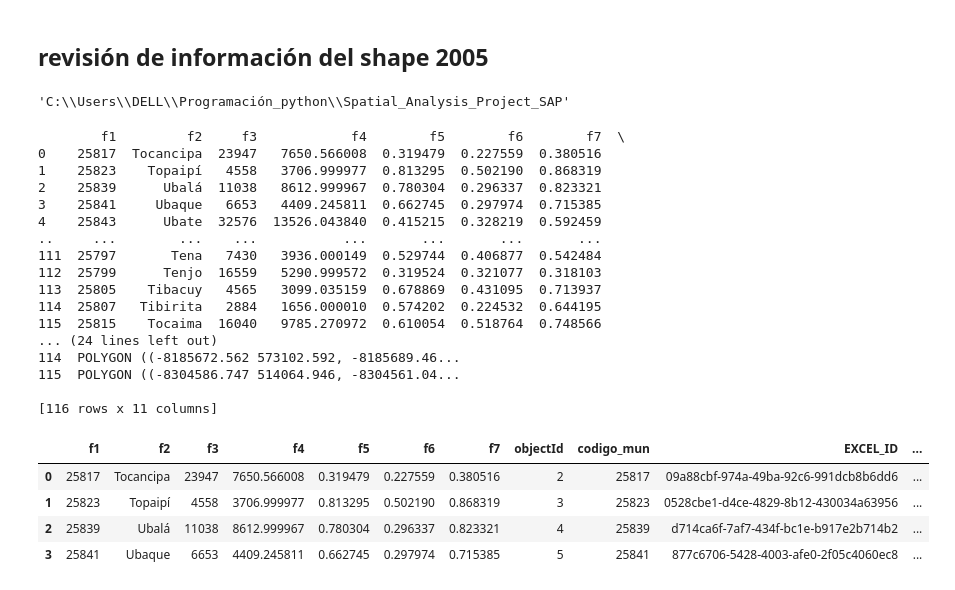
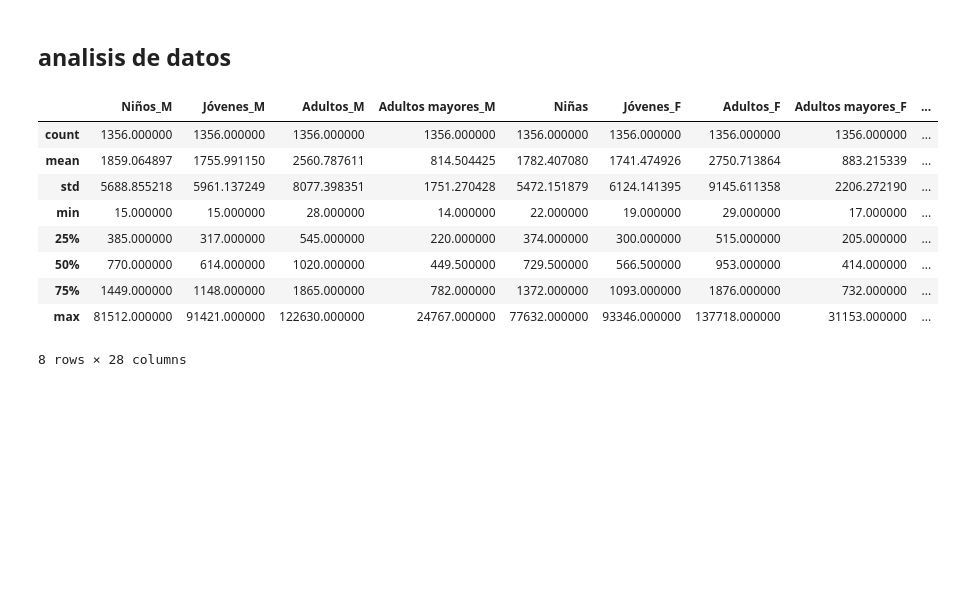
Before and after one commit to Alexdrt109/Spatial-analysis-project, a Jupyter notebook: Untitled1.ipynb, the cells around one changed output. Cells and saved outputs as stored; diff of their text form; code cells hidden in the pictures; blank space fills up the shorter version.

```diff
--- a/Untitled1.ipynb
+++ b/Untitled1.ipynb
@@ -1,49 +1,29 @@
 # %% [markdown]
-## revisión de información del shape 2005
+## analisis de datos
 # %%
-import os
-
-# Obtén la ruta del directorio de trabajo actual
-directory = os.getcwd()
-
-# Imprime la ruta del directorio de trabajo actual
-directory
+import pandas as pd
-# %% [output]
-'C:\\Users\\DELL\\Programación_python\\Spatial_Analysis_Project_SAP'
 # %%
-import geopandas as gpd
-
-# Reemplaza 'ruta/al/shapefile.shp' con la ruta a tu archivo shapefile
-shapefile_path = 'IPM_2005_en_Cundinamarca_en_Cundinamarca.shp'
-
-# Lee el shapefile con geopandas
-gdf = gpd.read_file(shapefile_path)
-
-# Muestra el contenido del shapefile
-print(gdf)
+# Cargar el archivo CSV y almacenarlo en un DataFrame
+poblacion_cun = pd.read_csv('poblacion_bogota_cundinamarca.csv', dtype={'MPIO': str, 'AÑO': str, 'DP': str})
+ipm = pd.read_csv('ipm_bogota_cundinamarca.csv', dtype={'cod_mpio': str, 'Año': str, 'dp': str})
+distancia = pd.read_csv('distancia_mpio_bgta.csv', dtype={"cod_mpio": str})
-# %% [output]
-        f1         f2     f3            f4        f5        f6        f7  \
-0    25817  Tocancipa  23947   7650.566008  0.319479  0.227559  0.380516
-1    25823    Topaipí   4558   3706.999977  0.813295  0.502190  0.868319
-2    25839      Ubalá  11038   8612.999967  0.780304  0.296337  0.823321
-3    25841     Ubaque   6653   4409.245811  0.662745  0.297974  0.715385
-4    25843      Ubate  32576  13526.043840  0.415215  0.328219  0.592459
-..     ...        ...    ...           ...       ...       ...       ...
-111  25797       Tena   7430   3936.000149  0.529744  0.406877  0.542484
-112  25799      Tenjo  16559   5290.999572  0.319524  0.321077  0.318103
-113  25805    Tibacuy   4565   3099.035159  0.678869  0.431095  0.713937
-114  25807   Tibirita   2884   1656.000010  0.574202  0.224532  0.644195
-115  25815    Tocaima  16040   9785.270972  0.610054  0.518764  0.748566
-... (24 lines left out)
-114  POLYGON ((-8185672.562 573102.592, -8185689.46...
-115  POLYGON ((-8304586.747 514064.946, -8304561.04...
-
-[116 rows x 11 columns]
+# %%
+# Combinar población y IPM por DP o dp
+datos_combinados = pd.merge(poblacion_cun, ipm, left_on=['MPIO'], right_on=['cod_mpio'], how='inner')
+
+# Unir los datos combinados con la distancia por cod_mpio o MPIO
+datos_combinados = pd.merge(datos_combinados, distancia, left_on=['cod_mpio'], right_on=['cod_mpio'], how='inner')
 # %%
-gdf.head (4)
+# Obtener estadísticas descriptivas de las variables numéricas
+datos_combinados.describe()
 # %% [output]
-|  | f1 | f2 | f3 | f4 | f5 | f6 | f7 | objectId | codigo_mun | EXCEL_ID | ... |
-| 0 | 25817 | Tocancipa | 23947 | 7650.566008 | 0.319479 | 0.227559 | 0.380516 | 2 | 25817 | 09a88cbf-974a-49ba-92c6-991dcb8b6dd6 | ... |
-| 1 | 25823 | Topaipí | 4558 | 3706.999977 | 0.813295 | 0.502190 | 0.868319 | 3 | 25823 | 0528cbe1-d4ce-4829-8b12-430034a63956 | ... |
-| 2 | 25839 | Ubalá | 11038 | 8612.999967 | 0.780304 | 0.296337 | 0.823321 | 4 | 25839 | d714ca6f-7af7-434f-bc1e-b917e2b714b2 | ... |
-| 3 | 25841 | Ubaque | 6653 | 4409.245811 | 0.662745 | 0.297974 | 0.715385 | 5 | 25841 | 877c6706-5428-4003-afe0-2f05c4060ec8 | ... |
+|  | Niños_M | Jóvenes_M | Adultos_M | Adultos mayores_M | Niñas | Jóvenes_F | Adultos_F | Adultos mayores_F | ... |
+| count | 1356.000000 | 1356.000000 | 1356.000000 | 1356.000000 | 1356.000000 | 1356.000000 | 1356.000000 | 1356.000000 | ... |
+| mean | 1859.064897 | 1755.991150 | 2560.787611 | 814.504425 | 1782.407080 | 1741.474926 | 2750.713864 | 883.215339 | ... |
+| std | 5688.855218 | 5961.137249 | 8077.398351 | 1751.270428 | 5472.151879 | 6124.141395 | 9145.611358 | 2206.272190 | ... |
+| min | 15.000000 | 15.000000 | 28.000000 | 14.000000 | 22.000000 | 19.000000 | 29.000000 | 17.000000 | ... |
+| 25% | 385.000000 | 317.000000 | 545.000000 | 220.000000 | 374.000000 | 300.000000 | 515.000000 | 205.000000 | ... |
+| 50% | 770.000000 | 614.000000 | 1020.000000 | 449.500000 | 729.500000 | 566.500000 | 953.000000 | 414.000000 | ... |
+| 75% | 1449.000000 | 1148.000000 | 1865.000000 | 782.000000 | 1372.000000 | 1093.000000 | 1876.000000 | 732.000000 | ... |
+| max | 81512.000000 | 91421.000000 | 122630.000000 | 24767.000000 | 77632.000000 | 93346.000000 | 137718.000000 | 31153.000000 | ... |
+8 rows × 28 columns
```
Also changed, not shown: parts of 3 cells of this notebook, 3 other files.
